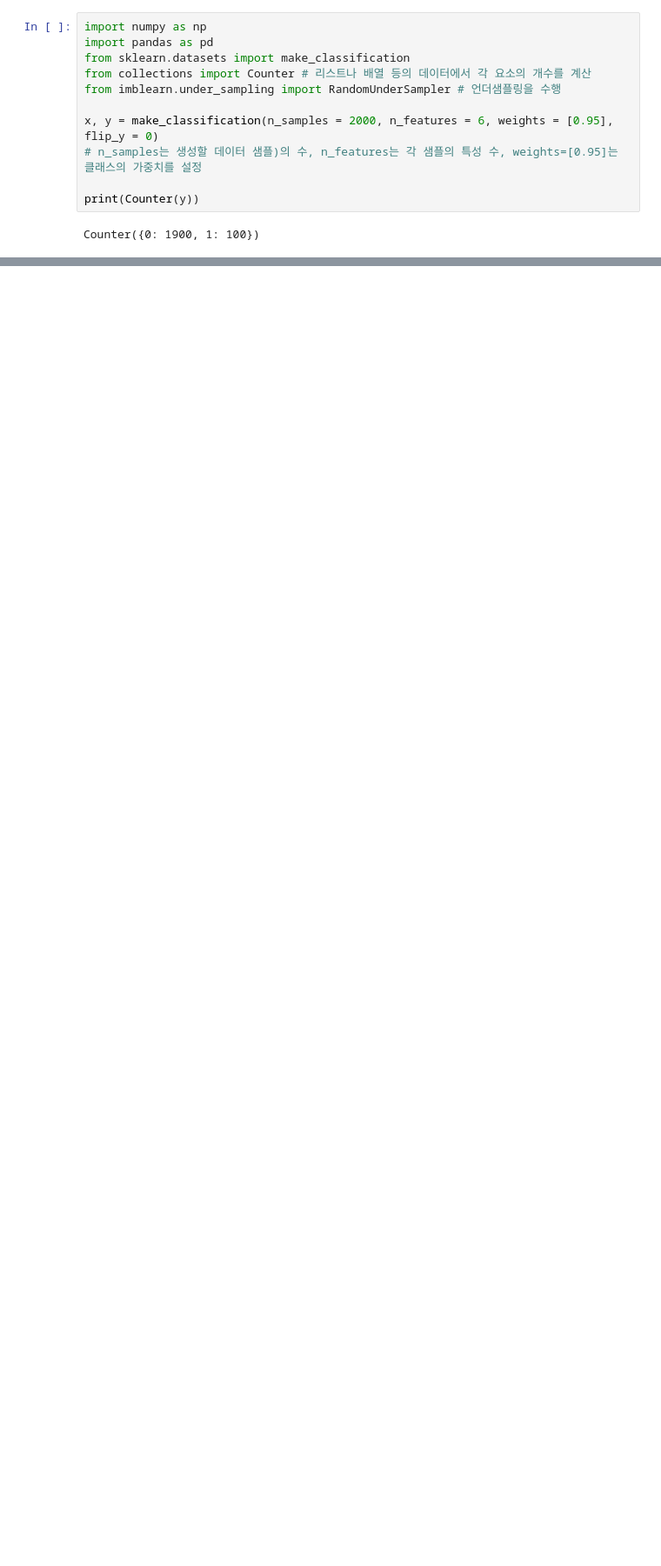
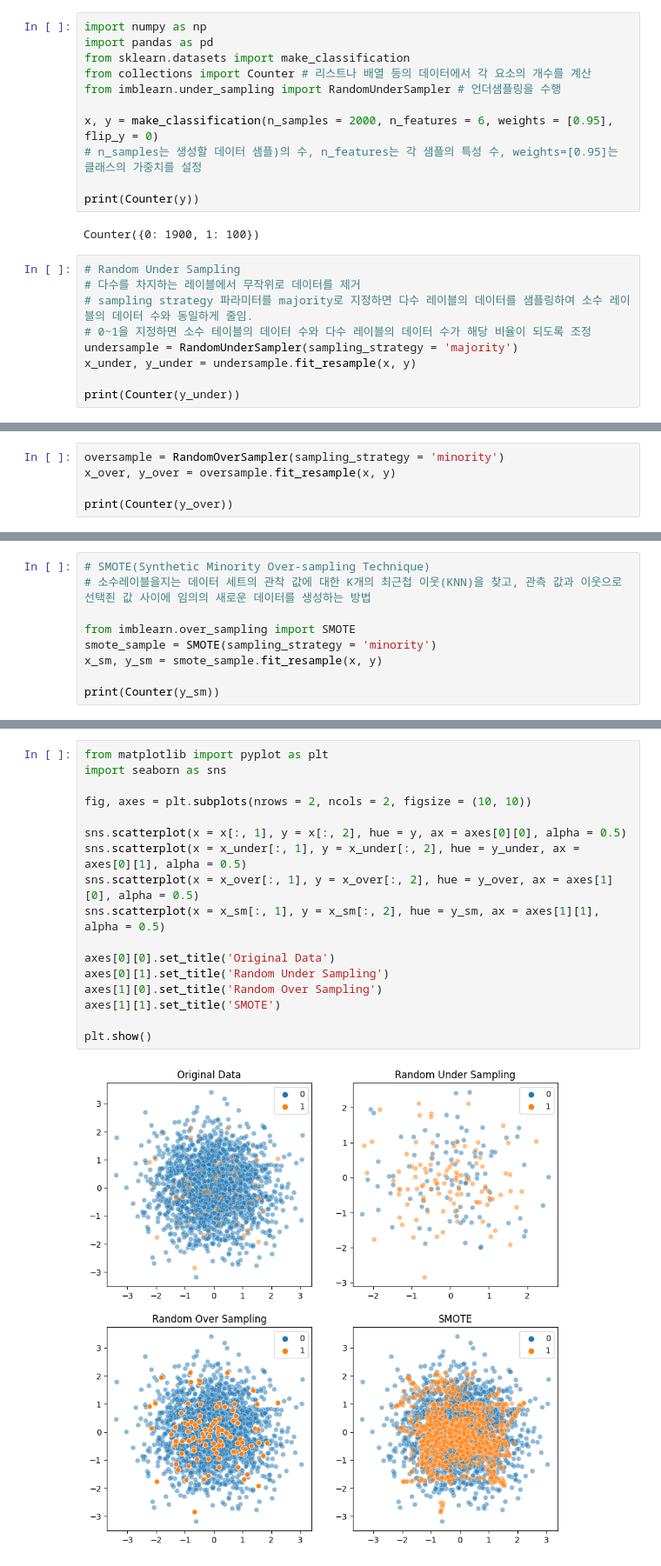
Before and after one commit to DANU011/practice-analysis, a Jupyter notebook: bigdata/bigdata_chap4.ipynb, the cells around one changed output, grey strips where cells are left out. Shown at 87% size. Drawn from its saved outputs; the diff is of its cells as text; blank space fills up the shorter version.

```diff
--- a/bigdata/bigdata_chap4.ipynb
+++ b/bigdata/bigdata_chap4.ipynb
@@ -453,3 +453,12 @@ x, y = make_classification(n_samples = 2000, n_features = 6, weights = [0.95], f
 print(Counter(y))
 # %% [output]
 Counter({0: 1900, 1: 100})
+# %%
+# Random Under Sampling
+# 다수를 차지하는 레이블에서 무작위로 데이터를 제거
+# sampling strategy 파라미터를 majority로 지정하면 다수 레이블의 데이터를 샘플링하여 소수 레이블의 데이터 수와 동일하게 줄임.
+# 0~1을 지정하면 소수 테이블의 데이터 수와 다수 레이블의 데이터 수가 해당 비율이 되도록 조정
+undersample = RandomUnderSampler(sampling_strategy = 'majority')
+x_under, y_under = undersample.fit_resample(x, y)
+
+print(Counter(y_under))
@@ -455,0 +488,5 @@ Counter({0: 1900, 1: 100})
+# %%
+oversample = RandomOverSampler(sampling_strategy = 'minority')
+x_over, y_over = oversample.fit_resample(x, y)
+
+print(Counter(y_over))
@@ -455,0 +495,9 @@ Counter({0: 1900, 1: 100})
+# %%
+# SMOTE(Synthetic Minority Over-sampling Technique)
+# 소수레이블을지는 데이터 세트의 관착 값에 대한 K개의 최근첩 이웃(KNN)을 찾고, 관측 값과 이웃으로 선택죈 값 사이에 임의의 새로운 데이터를 생성하는 방법
+
+from imblearn.over_sampling import SMOTE
+smote_sample = SMOTE(sampling_strategy = 'minority')
+x_sm, y_sm = smote_sample.fit_resample(x, y)
+
+print(Counter(y_sm))
@@ -455,0 +506,19 @@ Counter({0: 1900, 1: 100})
+# %%
+from matplotlib import pyplot as plt
+import seaborn as sns
+
+fig, axes = plt.subplots(nrows = 2, ncols = 2, figsize = (10, 10))
+
+sns.scatterplot(x = x[:, 1], y = x[:, 2], hue = y, ax = axes[0][0], alpha = 0.5)
+sns.scatterplot(x = x_under[:, 1], y = x_under[:, 2], hue = y_under, ax = axes[0][1], alpha = 0.5)
+sns.scatterplot(x = x_over[:, 1], y = x_over[:, 2], hue = y_over, ax = axes[1][0], alpha = 0.5)
+sns.scatterplot(x = x_sm[:, 1], y = x_sm[:, 2], hue = y_sm, ax = axes[1][1], alpha = 0.5)
+
+axes[0][0].set_title('Original Data')
+axes[0][1].set_title('Random Under Sampling')
+axes[1][0].set_title('Random Over Sampling')
+axes[1][1].set_title('SMOTE')
+
+plt.show()
+# %% [output]
+[figure, added]
```
Also changed, not shown: parts of 15 cells of this notebook.
